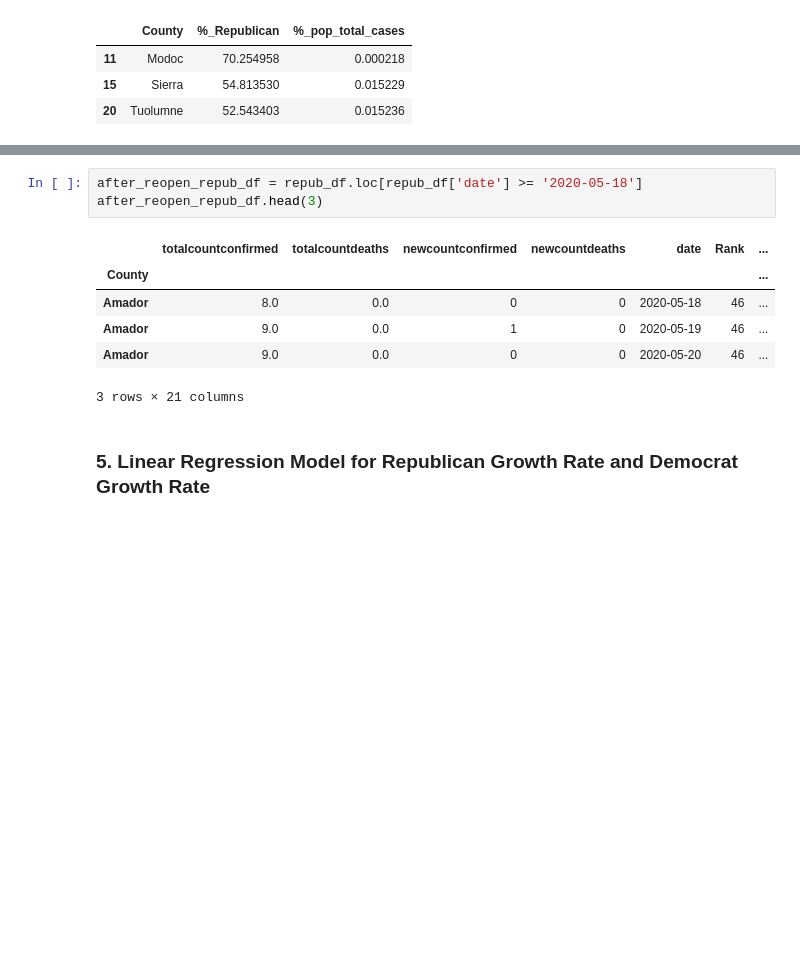
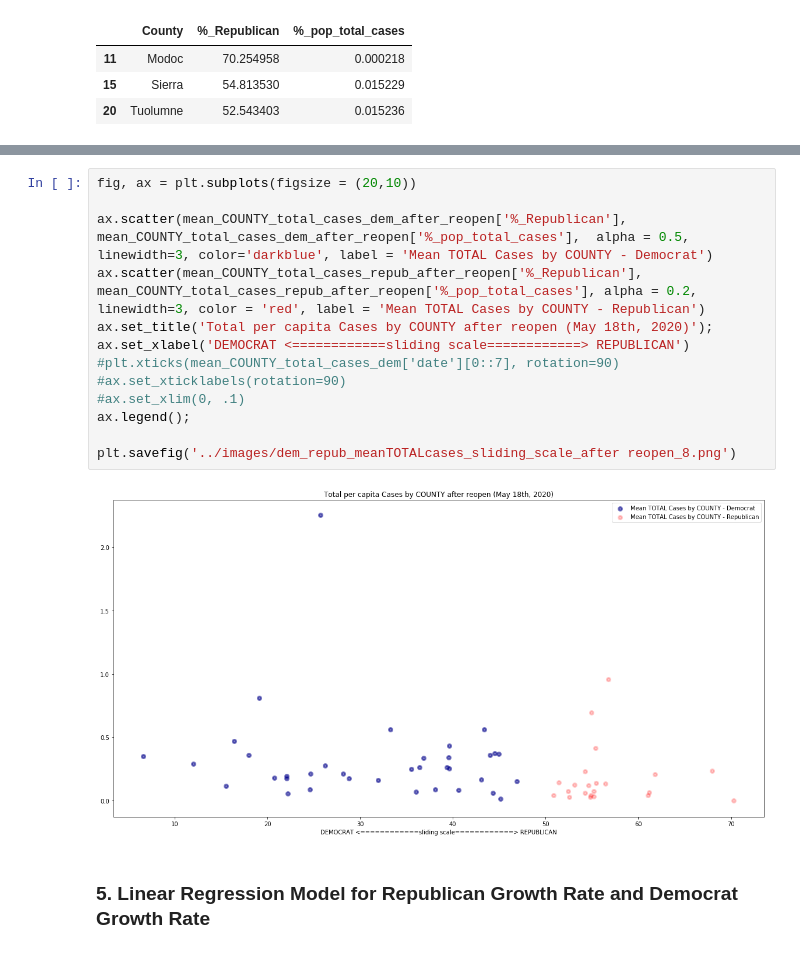
Before and after one commit to MegansColorado/Capstone_1, a Jupyter notebook: notebooks/Covid_Political_Data.ipynb, the cells around one changed output, grey strips where cells are left out. Saved outputs shown, nothing was run; the diff lists cells and outputs as text; blank space fills up the shorter version.

```diff
--- a/notebooks/Covid_Political_Data.ipynb
+++ b/notebooks/Covid_Political_Data.ipynb
@@ -250,13 +215,18 @@ mean_COUNTY_total_cases_dem_after_reopen.head(3)
-# %%
-after_reopen_repub_df = repub_df.loc[repub_df['date'] >= '2020-05-18']
-after_reopen_repub_df.head(3)
-# %% [output]
-|  | totalcountconfirmed | totalcountdeaths | newcountconfirmed | newcountdeaths | date | Rank | ... |
-| County |  |  |  |  |  |  | ... |
-| Amador | 8.0 | 0.0 | 0 | 0 | 2020-05-18 | 46 | ... |
-| Amador | 9.0 | 0.0 | 1 | 0 | 2020-05-19 | 46 | ... |
-| Amador | 9.0 | 0.0 | 0 | 0 | 2020-05-20 | 46 | ... |
-3 rows × 21 columns
+# %%
+fig, ax = plt.subplots(figsize = (20,10))
+
+ax.scatter(mean_COUNTY_total_cases_dem_after_reopen['%_Republican'], mean_COUNTY_total_cases_dem_after_reopen['%_pop_total_cases'],  alpha = 0.5, linewidth=3, color='darkblue', label = 'Mean TOTAL Cases by COUNTY - Democrat')
+ax.scatter(mean_COUNTY_total_cases_repub_after_reopen['%_Republican'], mean_COUNTY_total_cases_repub_after_reopen['%_pop_total_cases'], alpha = 0.2, linewidth=3, color = 'red', label = 'Mean TOTAL Cases by COUNTY - Republican')
+ax.set_title('Total per capita Cases by COUNTY after reopen (May 18th, 2020)');
+ax.set_xlabel('DEMOCRAT <============sliding scale============> REPUBLICAN')
+#plt.xticks(mean_COUNTY_total_cases_dem['date'][0::7], rotation=90)
+#ax.set_xticklabels(rotation=90)
+#ax.set_xlim(0, .1)
+ax.legend();
+
+plt.savefig('../images/dem_repub_meanTOTALcases_sliding_scale_after reopen_8.png')
+# %% [output]
+[figure, added]
 # %% [markdown]
 ### 5. Linear Regression Model for Republican Growth Rate and Democrat Growth Rate
 # %%
```
Also changed, not shown: parts of 32 cells of this notebook, 11 other files.
